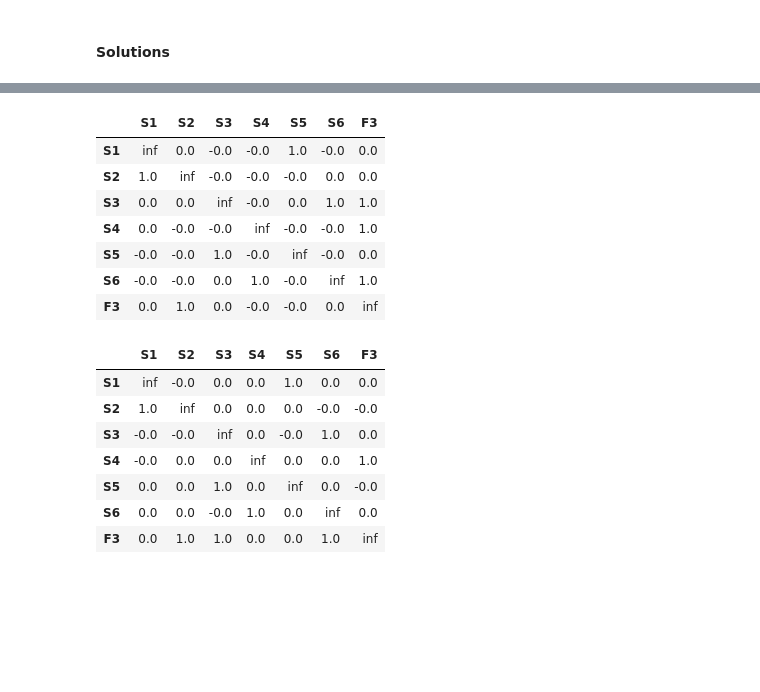
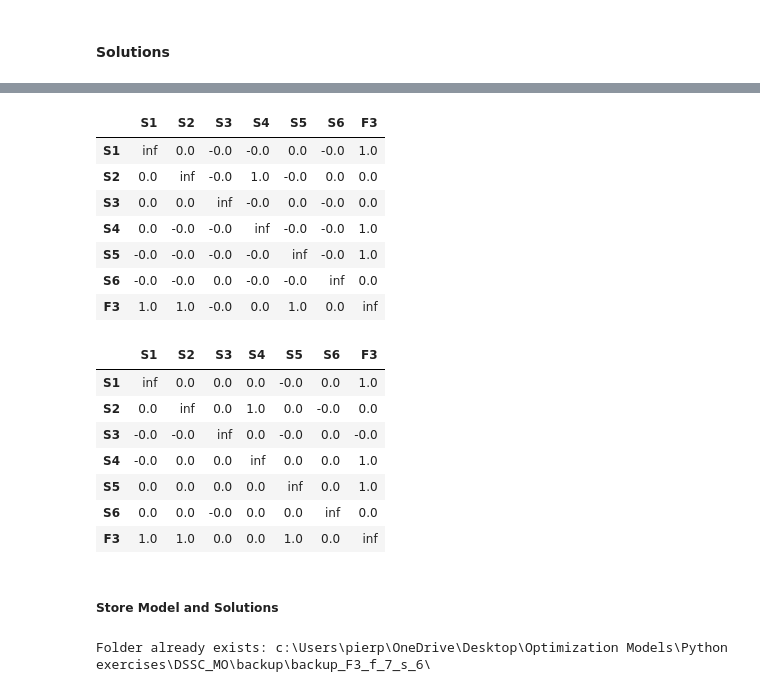
Before and after one commit to wilsonjefferson/DSSC_MO, a Jupyter notebook: larp_waste_management.ipynb, the cells around one changed output, grey strips where cells are left out. Drawn from its saved outputs; the diff is of its cells as text; code cells hidden in the pictures; blank space fills up the shorter version.

```diff
--- a/larp_waste_management.ipynb
+++ b/larp_waste_management.ipynb
@@ -192,3 +229,3 @@ for i in fields:
 # %%
 for j in storages:
-    larp_model.addConstr(gp.quicksum(d[i]*Y[fields_idx[i],storages_idx[j]] for i in fields) <= q[j]*X[storages_idx[j]])
+    larp_model.addConstr(gp.quicksum(pivot_d.loc[i,h]*Y[fields_idx[i],storages_idx[j]] for i in fields for h in households) <= q[j]*X[storages_idx[j]])
@@ -195,6 +236,6 @@ for j in storages:
 # %%
-larp_model.addConstr(gp.quicksum(Z[J_0_idx[u],J_0_idx[facility]] for u in storages) == k_vehicles)
-larp_model.addConstr(gp.quicksum(Z[J_0_idx[facility],J_0_idx[v]] for v in storages) == k_vehicles)
+larp_model.addConstr(gp.quicksum(Z[storages_idx[u],J_0_idx[facility]] for u in storages) == k_vehicles)
+larp_model.addConstr(gp.quicksum(Z[J_0_idx[facility],storages_idx[v]] for v in storages) == k_vehicles)
 # %% [output]
 <gurobi.Constr *Awaiting Model Update*>
 # %% [markdown]
@@ -204,7 +257,7 @@ larp_model.addConstr(gp.quicksum(Z[J_0_idx[facility],J_0_idx[v]] for v in storag
 # %% [markdown]
 ##### Additional Decision Variables
 # %%
-W_1 = larp_model.addVars([(u,v) for u in range(len(J_0)) for v in range(len(J_0)) if u!=v], vtype=GRB.BINARY)
-W_2 = larp_model.addVars([(u,v) for u in range(len(J_0)) for v in range(len(J_0)) if u!=v], vtype=GRB.BINARY)
+W_1 = larp_model.addVars([(u,v) for u in range(len(J_0)) for v in range(len(J_0)) if u!=v], vtype=GRB.BINARY, name='W_1')
+W_2 = larp_model.addVars([(u,v) for u in range(len(J_0)) for v in range(len(J_0)) if u!=v], vtype=GRB.BINARY, name='W_2')
 # %% [markdown]
 ##### Additional Constrains
@@ -241,7 +318,9 @@ for u in storages:
     for v in storages:
         if u != v:
             larp_model.addConstr(T[storages_idx[u]] - T[storages_idx[v]] + Q_vehicle_capacity*Z[storages_idx[u], storages_idx[v]] <=
-                                 Q_vehicle_capacity - k_vehicles**(-1)*gp.quicksum(d[i]*Y[fields_idx[i],storages_idx[v]] for i in fields))
+                    Q_vehicle_capacity - (k_vehicles**(-1))*gp.quicksum(pivot_d.loc[i,h]*Y[fields_idx[i],storages_idx[v]]
+                                                                        for i in fields for h in households))
 
-    larp_model.addConstr(k_vehicles**(-1)*gp.quicksum(d[i]*Y[fields_idx[i],storages_idx[u]] for i in fields) <= T[storages_idx[u]])
     larp_model.addConstr(T[storages_idx[u]] <= Q_vehicle_capacity)
+    larp_model.addConstr((k_vehicles**(-1))*gp.quicksum(pivot_d.loc[i,h]*Y[fields_idx[i],storages_idx[u]]
+                                                        for i in fields for h in households) <= T[storages_idx[u]])
@@ -322,27 +437,41 @@ print(T_sol_rapresentation)
 ['S1', 'S2', 'S3', 'S4', 'S5', 'S6']
 # %%
 W_1_sol = np.array([[W_1[u,v].x if u!=v else np.inf for v in range(len(J_0))] for u in range(len(J_0))])
-W_1_sol_rapresentation = pd.DataFrame(W_1_sol, columns=fs_distance.columns, index=fs_distance.index)
+W_1_sol_rapresentation = pd.DataFrame(W_1_sol, columns=fs_dist.columns, index=fs_dist.index)
 W_1_sol_rapresentation
 # %% [output]
 |  | S1 | S2 | S3 | S4 | S5 | S6 | F3 |
-| S1 | inf | 0.0 | -0.0 | -0.0 | 1.0 | -0.0 | 0.0 |
-| S2 | 1.0 | inf | -0.0 | -0.0 | -0.0 | 0.0 | 0.0 |
-| S3 | 0.0 | 0.0 | inf | -0.0 | 0.0 | 1.0 | 1.0 |
+| S1 | inf | 0.0 | -0.0 | -0.0 | 0.0 | -0.0 | 1.0 |
+| S2 | 0.0 | inf | -0.0 | 1.0 | -0.0 | 0.0 | 0.0 |
+| S3 | 0.0 | 0.0 | inf | -0.0 | 0.0 | -0.0 | 0.0 |
 | S4 | 0.0 | -0.0 | -0.0 | inf | -0.0 | -0.0 | 1.0 |
-| S5 | -0.0 | -0.0 | 1.0 | -0.0 | inf | -0.0 | 0.0 |
-| S6 | -0.0 | -0.0 | 0.0 | 1.0 | -0.0 | inf | 1.0 |
-| F3 | 0.0 | 1.0 | 0.0 | -0.0 | -0.0 | 0.0 | inf |
+| S5 | -0.0 | -0.0 | -0.0 | -0.0 | inf | -0.0 | 1.0 |
+| S6 | -0.0 | -0.0 | 0.0 | -0.0 | -0.0 | inf | 0.0 |
+| F3 | 1.0 | 1.0 | -0.0 | 0.0 | 1.0 | 0.0 | inf |
 # %%
 W_2_sol = np.array([[W_2[u,v].x if u!=v else np.inf for v in range(len(J_0))] for u in range(len(J_0))])
-W_2_sol_rapresentation = pd.DataFrame(W_2_sol, columns=fs_distance.columns, index=fs_distance.index)
+W_2_sol_rapresentation = pd.DataFrame(W_2_sol, columns=fs_dist.columns, index=fs_dist.index)
 W_2_sol_rapresentation
 # %% [output]
 |  | S1 | S2 | S3 | S4 | S5 | S6 | F3 |
-| S1 | inf | -0.0 | 0.0 | 0.0 | 1.0 | 0.0 | 0.0 |
-| S2 | 1.0 | inf | 0.0 | 0.0 | 0.0 | -0.0 | -0.0 |
-| S3 | -0.0 | -0.0 | inf | 0.0 | -0.0 | 1.0 | 0.0 |
+| S1 | inf | 0.0 | 0.0 | 0.0 | -0.0 | 0.0 | 1.0 |
+| S2 | 0.0 | inf | 0.0 | 1.0 | 0.0 | -0.0 | 0.0 |
+| S3 | -0.0 | -0.0 | inf | 0.0 | -0.0 | 0.0 | -0.0 |
 | S4 | -0.0 | 0.0 | 0.0 | inf | 0.0 | 0.0 | 1.0 |
-| S5 | 0.0 | 0.0 | 1.0 | 0.0 | inf | 0.0 | -0.0 |
-| S6 | 0.0 | 0.0 | -0.0 | 1.0 | 0.0 | inf | 0.0 |
-| F3 | 0.0 | 1.0 | 1.0 | 0.0 | 0.0 | 1.0 | inf |
+| S5 | 0.0 | 0.0 | 0.0 | 0.0 | inf | 0.0 | 1.0 |
+| S6 | 0.0 | 0.0 | -0.0 | 0.0 | 0.0 | inf | 0.0 |
+| F3 | 1.0 | 1.0 | 0.0 | 0.0 | 1.0 | 0.0 | inf |
+# %% [markdown]
+##### Store Model and Solutions
+# %%
+def create_folder_if_not_exists(folder_path):
+    if not os.path.exists(folder_path):
+        os.makedirs(folder_path)
+        print(f"Folder created: {folder_path}")
+    else:
+        print(f"Folder already exists: {folder_path}")
+
+folder_path = os.getcwd() + f"\\backup\\backup_{facility}_f_{n_fields}_s_{m_storages}\\"
+create_folder_if_not_exists(folder_path)
+# %% [output]
+Folder already exists: c:\Users\pierp\OneDrive\Desktop\Optimization Models\Python exercises\DSSC_MO\backup\backup_F3_f_7_s_6\
```
Also changed, not shown: parts of 42 cells of this notebook, 10 other files.
